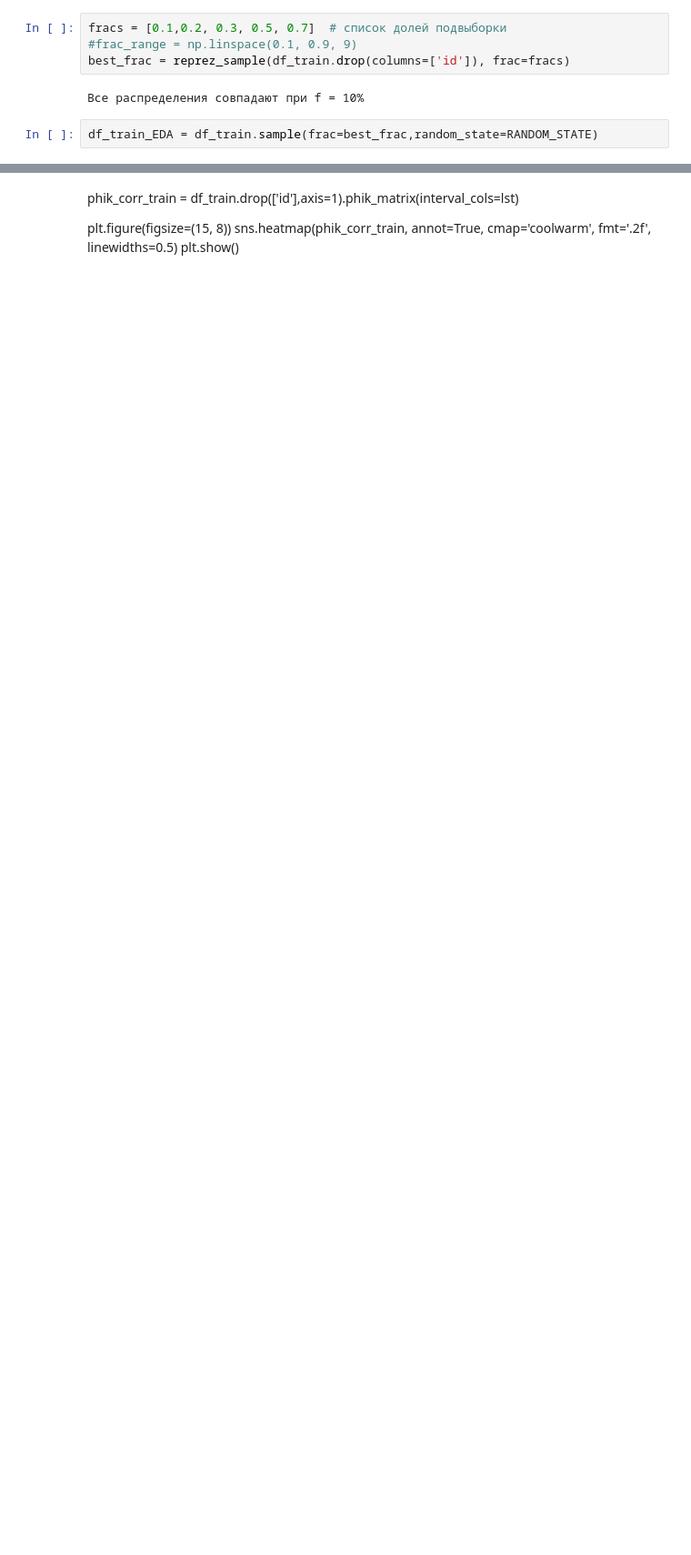
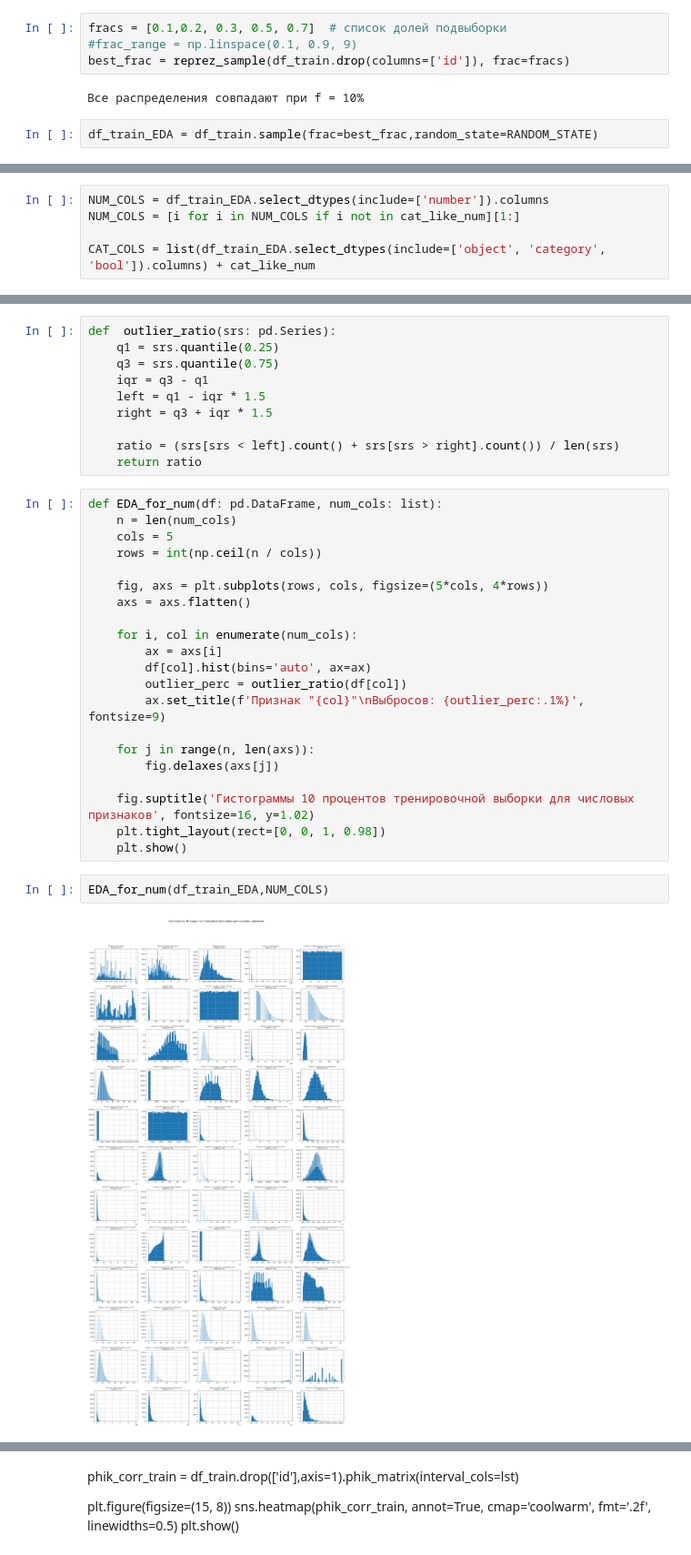
Before and after one commit to Mazay72/SCORING, a Jupyter notebook: scoring.ipynb, the cells around one changed output, grey strips where cells are left out. Shown at 91% size. Saved outputs shown, nothing was run; the diff lists cells and outputs as text; blank space fills up the shorter version.

```diff
--- a/scoring.ipynb
+++ b/scoring.ipynb
@@ -298,0 +274,5 @@ lst
+# %%
+NUM_COLS = df_train_EDA.select_dtypes(include=['number']).columns
+NUM_COLS = [i for i in NUM_COLS if i not in cat_like_num][1:]
+
+CAT_COLS = list(df_train_EDA.select_dtypes(include=['object', 'category', 'bool']).columns) + cat_like_num
@@ -298,0 +299,35 @@ lst
+# %%
+def  outlier_ratio(srs: pd.Series):
+    q1 = srs.quantile(0.25)
+    q3 = srs.quantile(0.75)
+    iqr = q3 - q1
+    left = q1 - iqr * 1.5
+    right = q3 + iqr * 1.5
+
+    ratio = (srs[srs < left].count() + srs[srs > right].count()) / len(srs)
+    return ratio
+# %%
+def EDA_for_num(df: pd.DataFrame, num_cols: list):
+    n = len(num_cols)
+    cols = 5
+    rows = int(np.ceil(n / cols))
+
+    fig, axs = plt.subplots(rows, cols, figsize=(5*cols, 4*rows))
+    axs = axs.flatten()
+
+    for i, col in enumerate(num_cols):
+        ax = axs[i]
+        df[col].hist(bins='auto', ax=ax)
+        outlier_perc = outlier_ratio(df[col])
+        ax.set_title(f'Признак "{col}"\nВыбросов: {outlier_perc:.1%}', fontsize=9)
+
+    for j in range(n, len(axs)):
+        fig.delaxes(axs[j])
+
+    fig.suptitle('Гистограммы 10 процентов тренировочной выборки для числовых признаков', fontsize=16, y=1.02)
+    plt.tight_layout(rect=[0, 0, 1, 0.98])
+    plt.show()
+# %%
+EDA_for_num(df_train_EDA,NUM_COLS)
+# %% [output]
+[figure, added]
```
Also changed, not shown: parts of 13 cells of this notebook.
